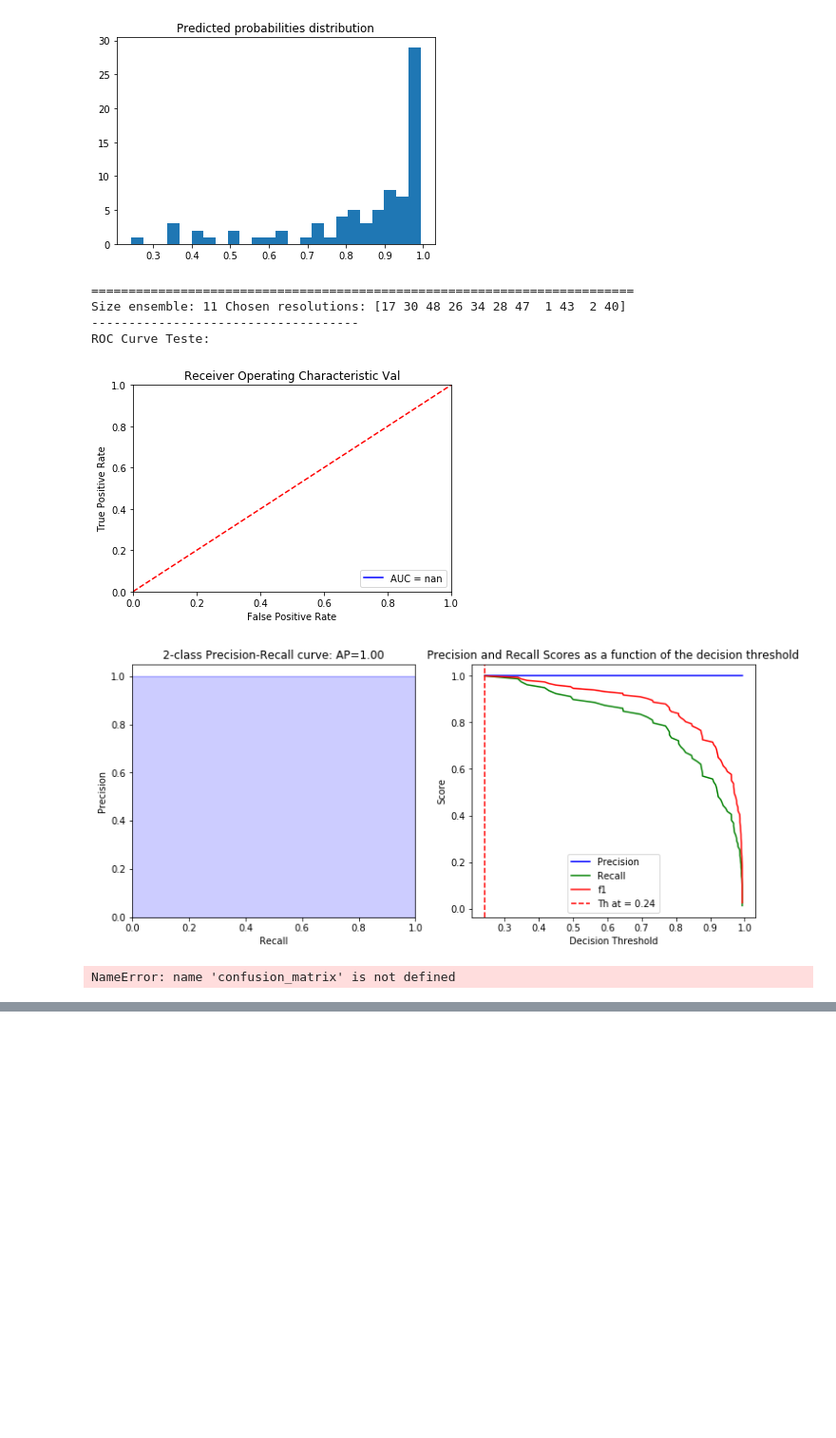
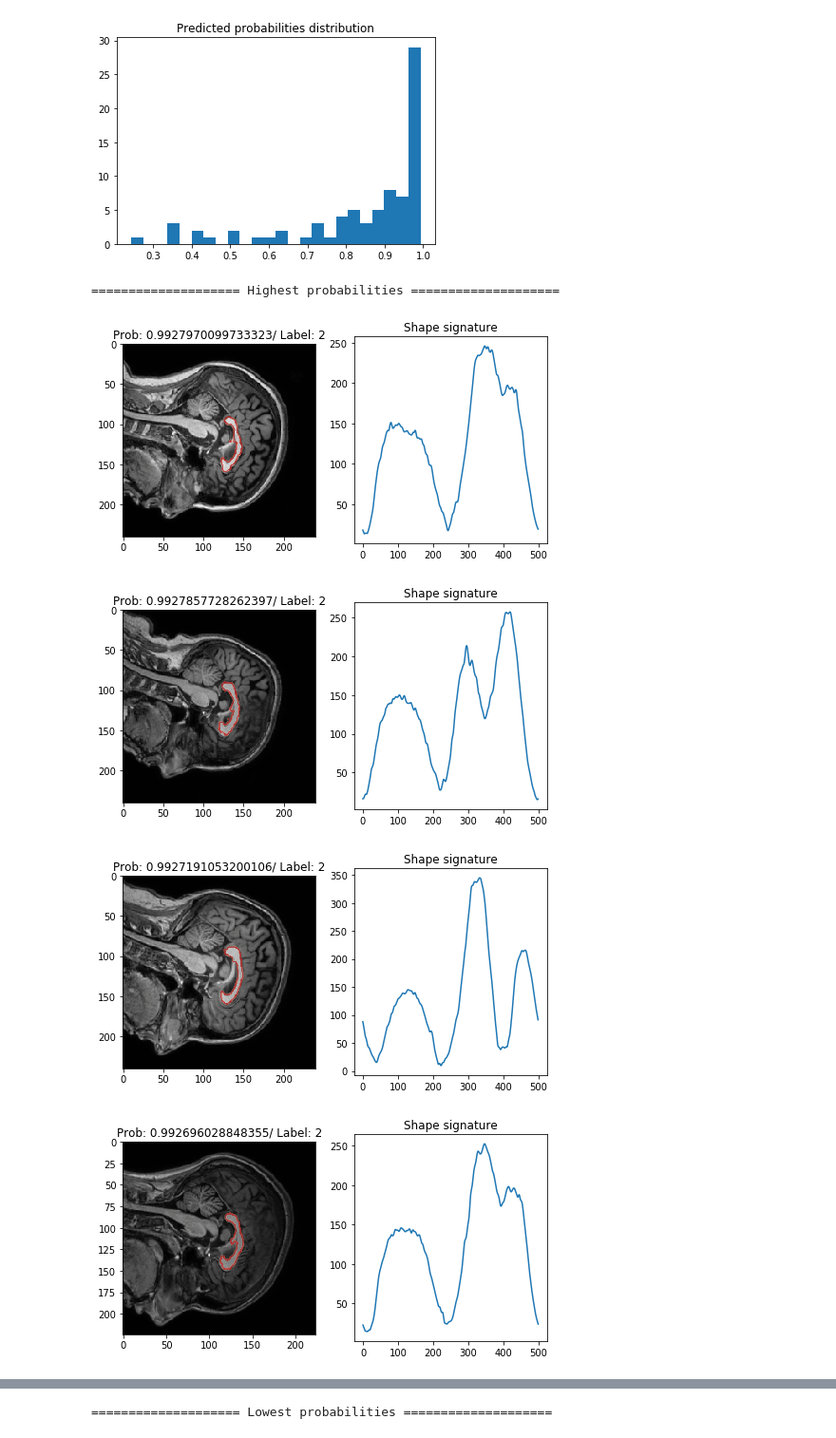
Before and after one commit to saramirthis/CC_seg_clas, a Jupyter notebook: test.ipynb, the cells around one changed output, grey strips where cells are left out. Shown at 95% size. Cells and saved outputs as stored; diff of their text form; code cells hidden in the pictures; blank space fills up the shorter version.

```diff
--- a/test.ipynb
+++ b/test.ipynb
@@ -37,7 +37,7 @@ print('Found dirs:',len(dirs_all))
 # %% [output]
 Found dirs: 79
 # %%
-file2load = '{}parameters_refs.joblib'.format(df_conf.DIR_SAVE)
+file2load = '{}sign_refs.joblib'.format(df_conf.DIR_SAVE)
 parms_refs = load(file2load)
 prof_ref = parms_refs['prof_ref']
 
@@ -109,33 +112,26 @@ plt.title('Predicted probabilities distribution')
 plt.show()
 # %% [output]
 [figure]
-# %%
-AUC_cl = ax.plot_roc(y_true, y_pred_probs)
-__, opt_th = ax.plot_prc(y_true, y_pred_probs)
-
-y_pred = y_pred_probs > opt_th
-
-mx_conf = confusion_matrix(y_true, y_pred)
-ax.plot_matrix(mx_conf, classes=np.unique(y_true), fig_size=4,
-            title='Confussion matrix', opt_bar=False)
-
-ind_err_rand = np.where(np.logical_xor(y_true, y_pred))
-ind_err = test_index[ind_err_rand]
-
-accuracy, recall, precision, f1 = ax.report_metrics(mx_conf)
-
-print('===== Final Report =====')
-print(tabulate([['AUC', AUC_cl],
-                ['Accuracy', accuracy],
-                ['Recall', recall],
-                ['Precision', precision],
-                ['F1', f1],],
-               ['Metric', 'Value'], tablefmt='grid'))
-# %% [output]
-=========================================================================
-Size ensemble: 11 Chosen resolutions: [17 30 48 26 34 28 47  1 43  2 40]
-------------------------------------
-ROC Curve Teste:
-[figure, removed]
-[figure, removed]
-NameError: name 'confusion_matrix' is not defined
+# %%
+mycmap = ax.transparent_cmap(plt.cm.Reds)
+
+dirs_test = np.array(dirs_all)
+prof_vec_test = prof_vec[:,df_conf.REG_EX]
+
+zipped_ord = sorted(zip(dirs_test,prof_vec_test,y_pred_probs,Y_test),key = lambda t: t[2],reverse=True)
+
+print('==================== Highest probabilities ====================')
+
+for best_subj in zipped_ord[:5]:
+    ax.print_mask_img(best_subj, mycmap)
+
+print('==================== Lowest probabilities ====================')
+
+for best_subj in zipped_ord[-5:]:
+    ax.print_mask_img(best_subj, mycmap)
+# %% [output]
+==================== Highest probabilities ====================
+[figure, added]
+[figure, added]
+[figure, added]
+[figure, added]
@@ -141,0 +139 @@ NameError: name 'confusion_matrix' is not defined
+==================== Lowest probabilities ====================
```
Also changed, not shown: parts of 2 cells of this notebook.
